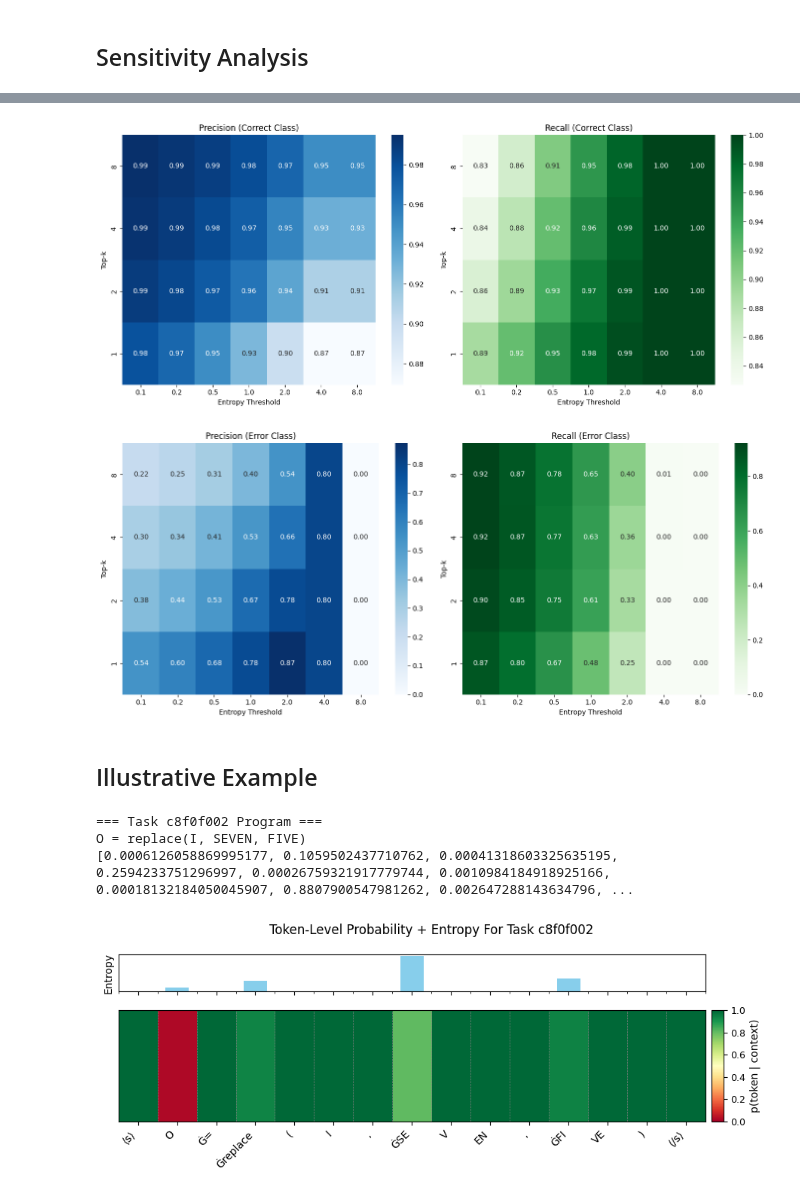
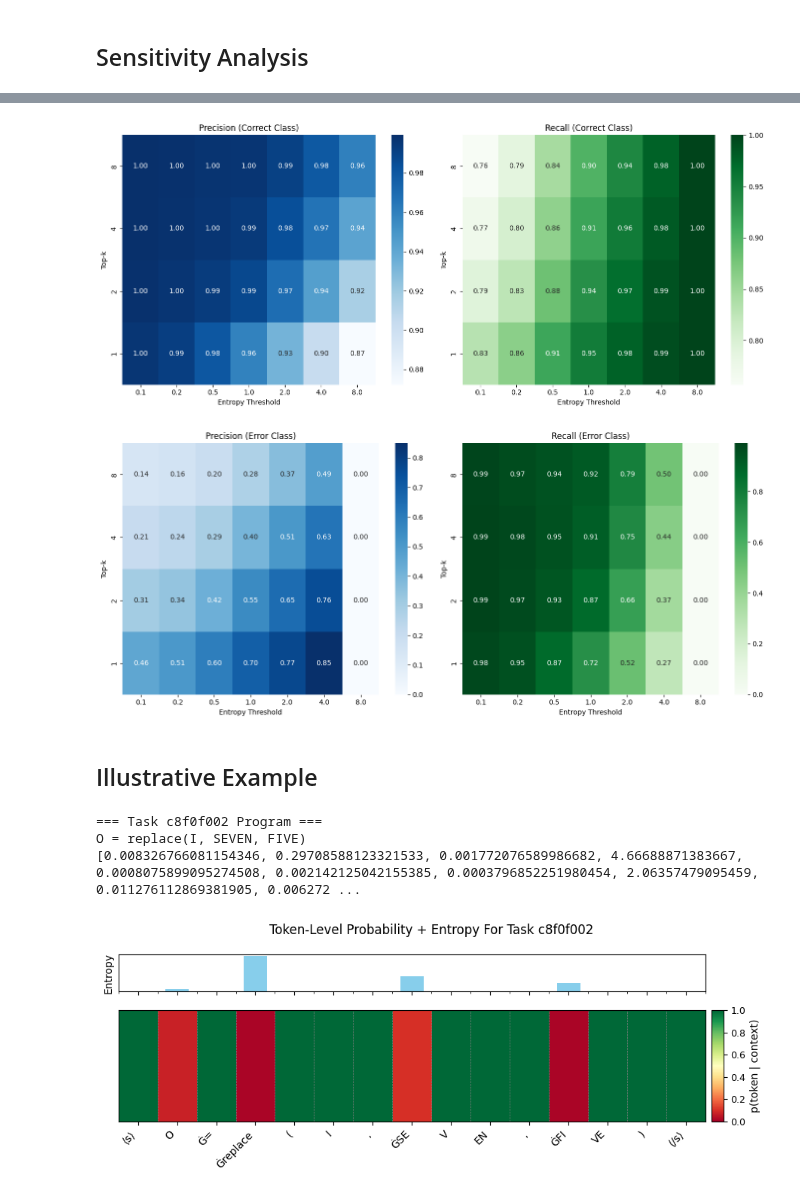
Before and after one commit to MGWSimpson/AlphaARC, a Jupyter notebook: analysis/predictive_entropy.ipynb, the cells around one changed output, grey strips where cells are left out. Cells and saved outputs as stored; diff of their text form; code cells hidden in the pictures.

```diff
--- a/analysis/predictive_entropy.ipynb
+++ b/analysis/predictive_entropy.ipynb
@@ -102,7 +102,7 @@ error_recalls = []
 
 
 tok = AutoTokenizer.from_pretrained('Salesforce/codet5p-220m')
-model = T5ForConditionalGeneration.from_pretrained('../finetune-checkpoint/dev-checkpoint')
+model = T5ForConditionalGeneration.from_pretrained( '../finetune/2025-06-16_01-31-36/checkpoint-80')
 
 for pair in pairs:
     thresh, k = pair
@@ -201,7 +202,7 @@ axs[1].set_ylabel("Top-k")
 plt.tight_layout()
 plt.show()
 # %% [output]
-[figure, old version]
+[figure, new version]
 # %%
 import seaborn as sns
 # Pivot tables for correct class
@@ -228,7 +229,7 @@ axs[1].set_ylabel("Top-k")
 plt.tight_layout()
 plt.show()
 # %% [output]
-[figure, old version]
+[figure, new version]
 # %% [markdown]
 ## Illustrative Example
 # %%
@@ -307,34 +308,34 @@ def output_correct_token_probs(task_id, tokens, p_token, entropy):
     ax2.set_xticks(np.arange(-.5, len(tokens), 1), minor=True)
     ax2.grid(which='minor', color='gray', linestyle='--', linewidth=0.5)
     ax2.tick_params(axis='x', which='minor', bottom=False)
 
     # Colorbar
     cax = ax2.inset_axes([1.01, 0, 0.02, 1])  # [left, bottom, width, height] in axis fraction
     cbar = fig.colorbar(im, cax=cax)
     cbar.set_label("p(token | context)", fontsize=10)
     cbar.ax.tick_params(labelsize=9)
     cbar.set_label("p(token | context)", fontsize=10)
     cbar.ax.tick_params(labelsize=9)
 
     plt.suptitle(f"Token-Level Probability + Entropy For Task {task_id}", fontsize=12)
     plt.tight_layout()
     plt.show()
 
 
 
-def generate_task_level_analysis(task, model_path='../finetune/2025-05-27_17-42-37/checkpoint-1100'):
+def generate_task_level_analysis(task, model_path= '../finetune/2025-06-16_01-31-36/checkpoint-80'):
     model = T5ForConditionalGeneration.from_pretrained(model_path)
     output_program_lines(task)
     tokens, p_token, entropy = compute_logits(task, model)
     output_correct_token_probs(task.task_key, tokens, p_token, entropy)
 
 
 
 # change here the task and model you wish to use.
 task = val_tasks[1 ]
-generate_task_level_analysis(task, model_path='../finetune-checkpoint/dev-checkpoint')
+generate_task_level_analysis(task, model_path= '../finetune/2025-06-16_01-31-36/checkpoint-80')
 # %% [output]
 === Task c8f0f002 Program ===
 O = replace(I, SEVEN, FIVE)
-[0.0006126058869995177, 0.1059502437710762, 0.00041318603325635195, 0.2594233751296997, 0.00026759321917779744, 0.0010984184918925166, 0.00018132184050045907, 0.8807900547981262, 0.002647288143634796, ...
+[0.008326766081154346, 0.29708588123321533, 0.001772076589986682, 4.66688871383667, 0.0008075899095274508, 0.002142125042155385, 0.0003796852251980454, 2.06357479095459, 0.011276112869381905, 0.006272 ...
-[figure, old version]
+[figure, new version]
```
Also changed, not shown: parts of 3 cells of this notebook, 21 other files.
